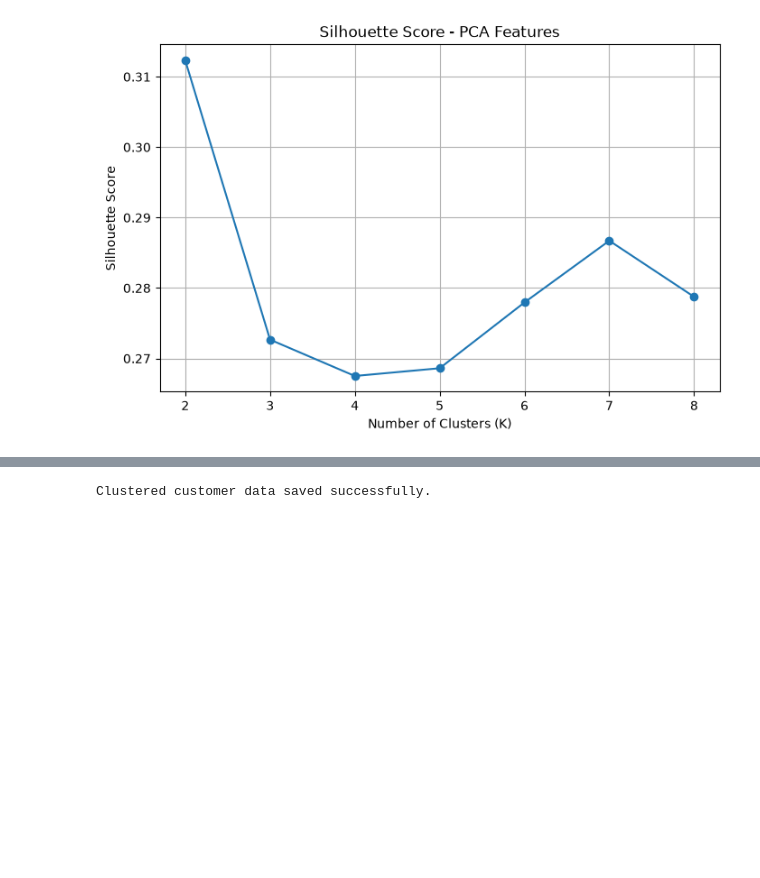
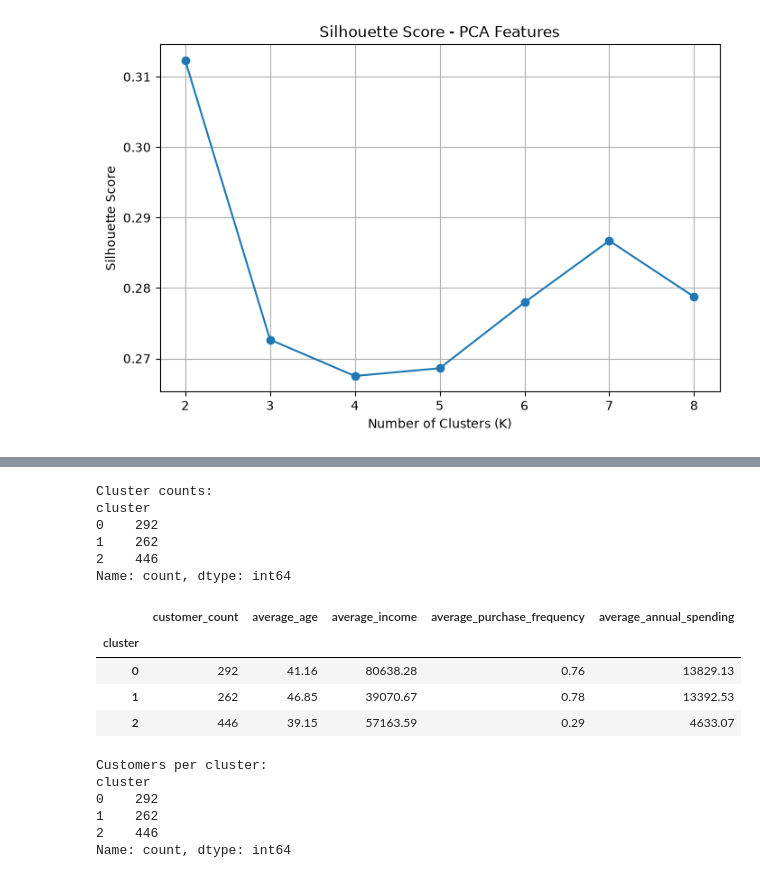
Before and after one commit to Nehanadiminti/AI-powered-customer-segmentation-and-analytics-project, a Jupyter notebook: notebooks/04_clustering.ipynb, the cells around one changed output, grey strips where cells are left out. Drawn from its saved outputs; the diff is of its cells as text; code cells hidden in the pictures; blank space fills up the shorter version.

```diff
--- a/notebooks/04_clustering.ipynb
+++ b/notebooks/04_clustering.ipynb
@@ -19,0 +19,12 @@ PCA feature shape: (1000, 3)
+# %%
+clustering_features = [
+    "age",
+    "income",
+    "purchase_frequency",
+    "annual_spending"
+]
+
+X = df[clustering_features].copy()
+
+print("Clustering features:")
+print(X.head())
@@ -19,0 +39,8 @@ PCA feature shape: (1000, 3)
+# %%
+from sklearn.preprocessing import StandardScaler
+
+scaler = StandardScaler()
+
+X_scaled = scaler.fit_transform(X)
+
+print("Scaled data shape:", X_scaled.shape)
@@ -274,9 +264,48 @@ customer_clusters.head()
-# %%
-customer_clusters.to_csv(
-    "../data/customer_clustered.csv",
-    index=False
-)
-
-print("Clustered customer data saved successfully.")
-# %% [output]
-Clustered customer data saved successfully.
+# %%
+from sklearn.cluster import KMeans
+
+kmeans = KMeans(
+    n_clusters=3,
+    random_state=42,
+    n_init=10
+)
+
+df["cluster"] = kmeans.fit_predict(X_scaled)
+
+print("Cluster counts:")
+print(df["cluster"].value_counts().sort_index())
+# %% [output]
+Cluster counts:
+cluster
+0    292
+1    262
+2    446
+Name: count, dtype: int64
+# %%
+cluster_profile = df.groupby("cluster").agg(
+    customer_count=("name", "count"),
+    average_age=("age", "mean"),
+    average_income=("income", "mean"),
+    average_purchase_frequency=("purchase_frequency", "mean"),
+    average_annual_spending=("annual_spending", "mean")
+).round(2)
+
+cluster_profile
+# %% [output]
+|  | customer_count | average_age | average_income | average_purchase_frequency | average_annual_spending |
+| cluster |  |  |  |  |  |
+| 0 | 292 | 41.16 | 80638.28 | 0.76 | 13829.13 |
+| 1 | 262 | 46.85 | 39070.67 | 0.78 | 13392.53 |
+| 2 | 446 | 39.15 | 57163.59 | 0.29 | 4633.07 |
+# %%
+cluster_counts = df["cluster"].value_counts().sort_index()
+
+print("Customers per cluster:")
+print(cluster_counts)
+# %% [output]
+Customers per cluster:
+cluster
+0    292
+1    262
+2    446
+Name: count, dtype: int64
```
Also changed, not shown: parts of 8 cells of this notebook, 10 other files.
